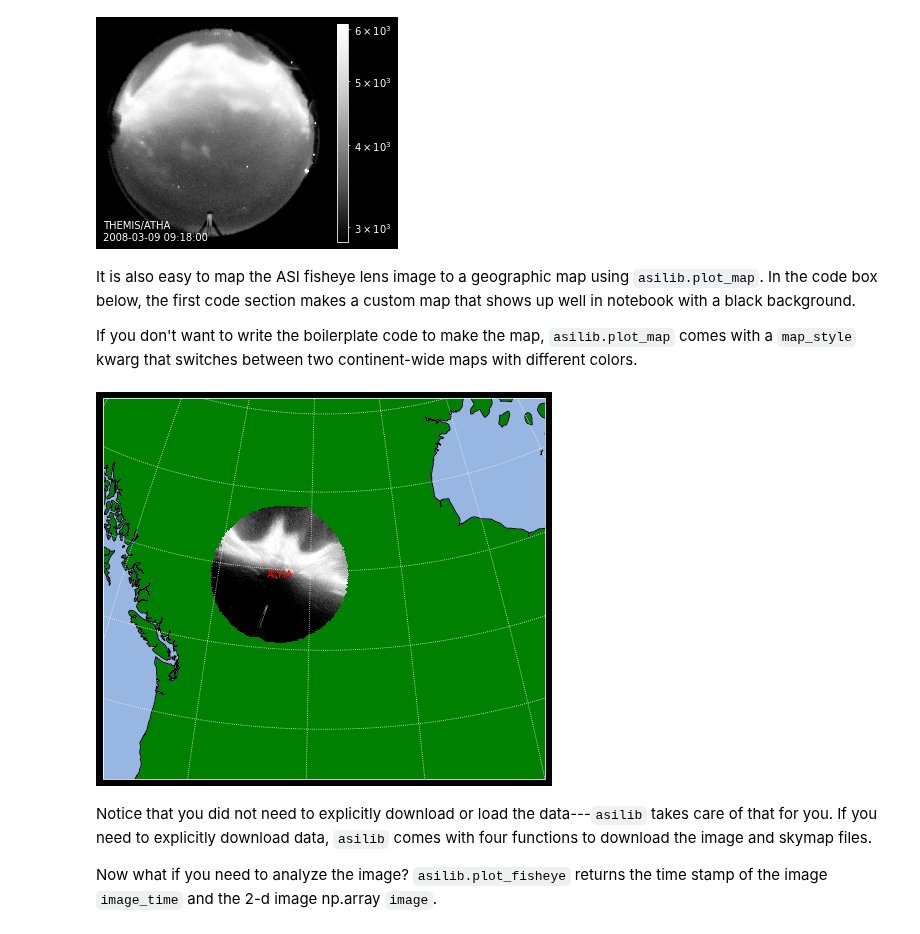
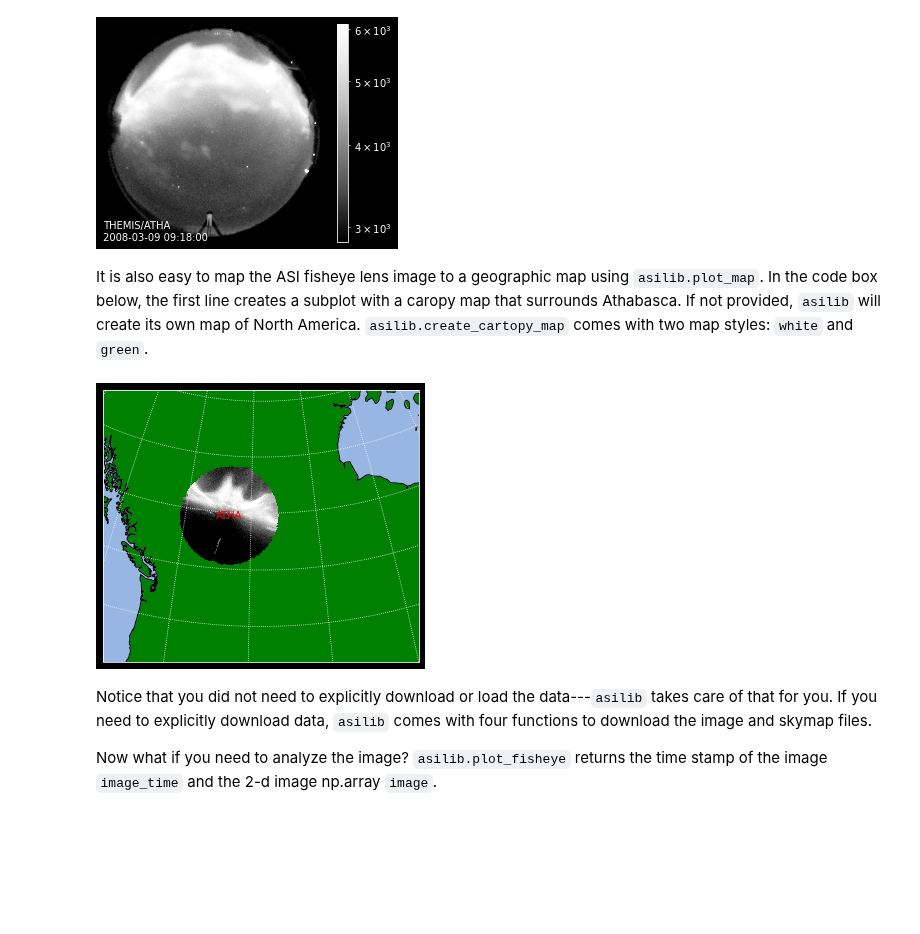
Before and after one commit to mshumko/asilib, a Jupyter notebook: docs/tutorial.ipynb, the cells around one changed output. Drawn from its saved outputs; the diff is of its cells as text; code cells hidden in the pictures; blank space fills up the shorter version.

```diff
--- a/docs/tutorial.ipynb
+++ b/docs/tutorial.ipynb
@@ -53,28 +51,14 @@ ax.axis('off');
 # %% [output]
 [figure]
 # %% [markdown]
-It is also easy to map the ASI fisheye lens image to a geographic map using `asilib.plot_map`. In the code box below, the first code section makes a custom map that shows up well in notebook with a black background.
-
-If you don't want to write the boilerplate code to make the map, `asilib.plot_map` comes with a `map_style` kwarg that switches between two continent-wide maps with different colors.
+It is also easy to map the ASI fisheye lens image to a geographic map using `asilib.plot_map`. In the code box below, the first line creates a subplot with a caropy map that surrounds Athabasca. If not provided, `asilib` will create its own map of North America. `asilib.create_cartopy_map` comes with two map styles: `white` and `green`.
-# %%
-# asilib.plot_map() has a similar default subplot map.
-fig = plt.figure(figsize=(10, 7))
-plot_extent = [-127, -90, 40, 65]
-central_lon = np.mean(plot_extent[:2])
-central_lat = np.mean(plot_extent[2:])
-projection = ccrs.Orthographic(central_lon, central_lat)
-ax = fig.add_subplot(1, 1, 1, projection=projection)
-ax.set_extent(plot_extent, crs=ccrs.PlateCarree())
-ax.add_feature(cfeature.LAND, color='green')
-ax.add_feature(cfeature.OCEAN)
-ax.add_feature(cfeature.COASTLINE)
-ax.gridlines(linestyle=':')
-
-map_alt_km = 110
-
-asilib.plot_map(asi_array_code, location_code, time, map_alt_km, ax=ax);
-# %% [output]
-[figure, removed]
+# %%
+ax = asilib.create_cartopy_map(map_style='green', lon_bounds=(-127, -90), lat_bounds=(40, 65))
+
+map_alt_km = 110
+asilib.plot_map(asi_array_code, location_code, time, map_alt_km, ax=ax);
+# %% [output]
+[figure, added]
 # %% [markdown]
 Notice that you did not need to explicitly download or load the data---`asilib` takes care of that for you. If you need to explicitly download data, `asilib` comes with four functions to download the image and skymap files.
 
```
Also changed, not shown: parts of 5 cells of this notebook.
